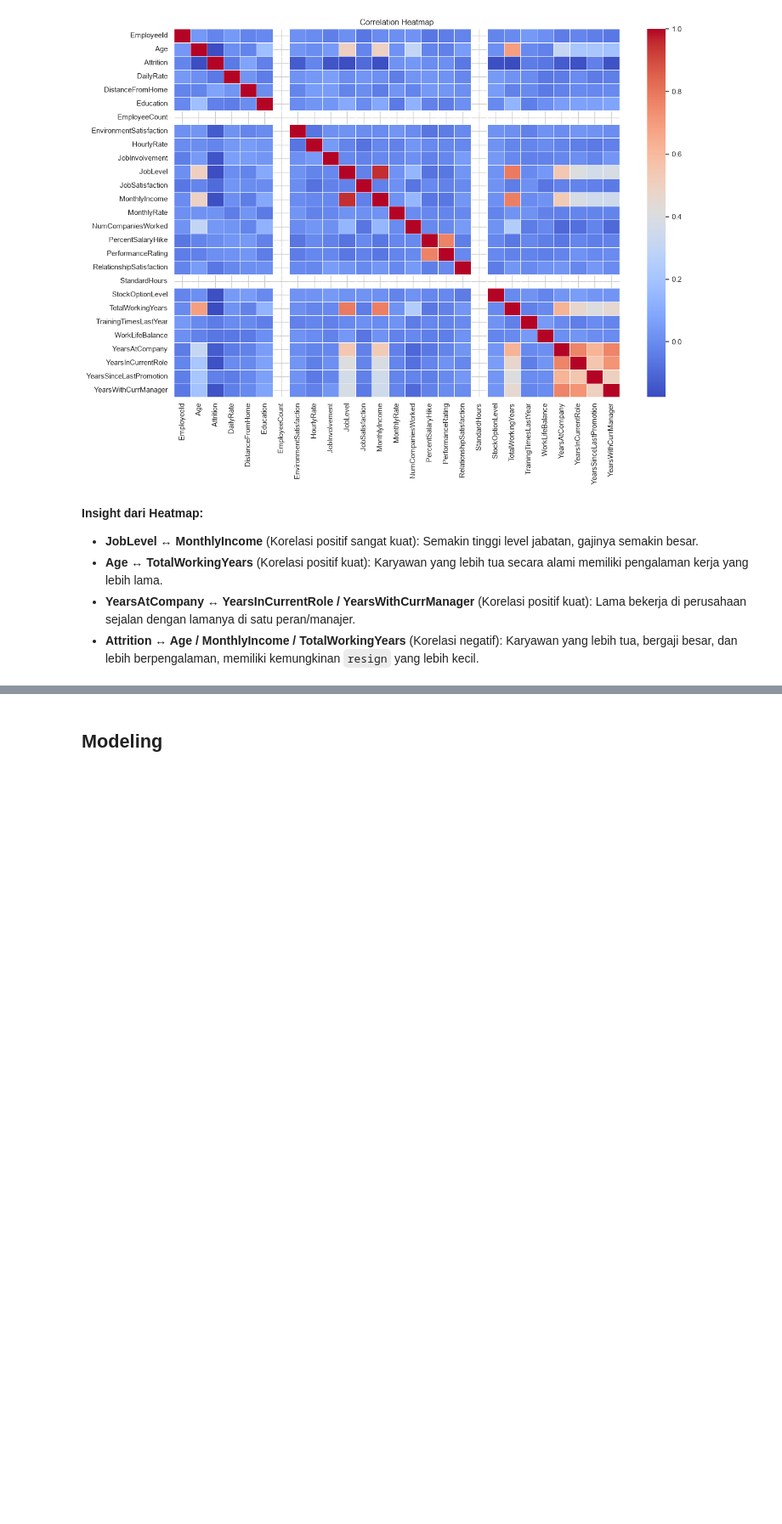
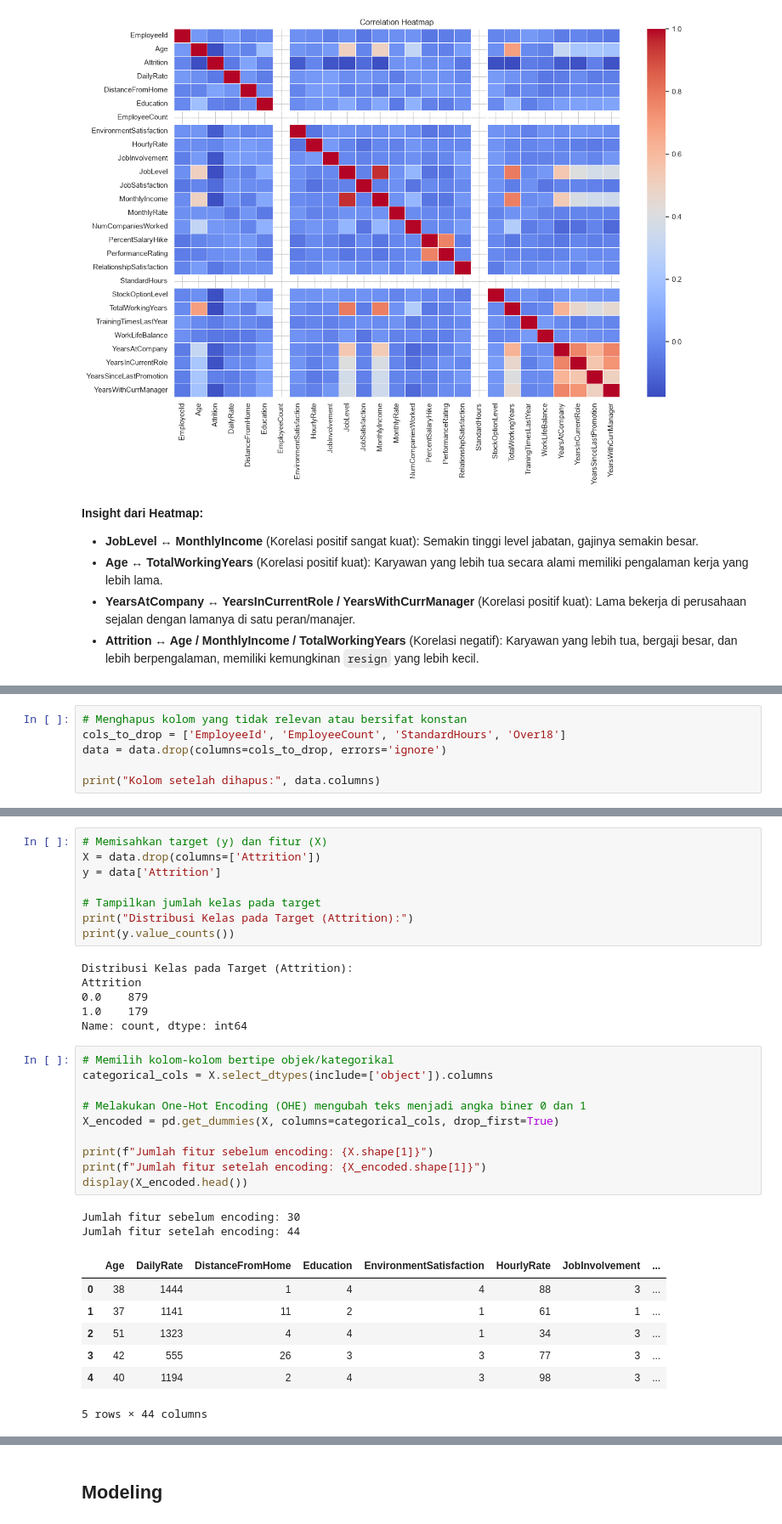
Before and after one commit to dzikri007/Summer-Project-Data-Science, a Jupyter notebook: Submission Pertama Menyelesaikan Permasalahan Human Resources/notebook.ipynb, the cells around one changed output, grey strips where cells are left out. Shown at 85% size. Saved outputs shown, nothing was run; the diff lists cells and outputs as text; blank space fills up the shorter version.

Commit message:
feat: initialize HR project notebook and data preprocessing test script

```diff
--- a/Submission Pertama Menyelesaikan Permasalahan Human Resources/notebook.ipynb
+++ b/Submission Pertama Menyelesaikan Permasalahan Human Resources/notebook.ipynb
@@ -245,0 +232,6 @@ plt.show()
+# %%
+# Menghapus kolom yang tidak relevan atau bersifat konstan
+cols_to_drop = ['EmployeeId', 'EmployeeCount', 'StandardHours', 'Over18']
+data = data.drop(columns=cols_to_drop, errors='ignore')
+
+print("Kolom setelah dihapus:", data.columns)
@@ -245,0 +249,34 @@ plt.show()
+# %%
+# Memisahkan target (y) dan fitur (X)
+X = data.drop(columns=['Attrition'])
+y = data['Attrition']
+
+# Tampilkan jumlah kelas pada target
+print("Distribusi Kelas pada Target (Attrition):")
+print(y.value_counts())
+# %% [output]
+Distribusi Kelas pada Target (Attrition):
+Attrition
+0.0    879
+1.0    179
+Name: count, dtype: int64
+# %%
+# Memilih kolom-kolom bertipe objek/kategorikal
+categorical_cols = X.select_dtypes(include=['object']).columns
+
+# Melakukan One-Hot Encoding (OHE) mengubah teks menjadi angka biner 0 dan 1
+X_encoded = pd.get_dummies(X, columns=categorical_cols, drop_first=True)
+
+print(f"Jumlah fitur sebelum encoding: {X.shape[1]}")
+print(f"Jumlah fitur setelah encoding: {X_encoded.shape[1]}")
+display(X_encoded.head())
+# %% [output]
+Jumlah fitur sebelum encoding: 30
+Jumlah fitur setelah encoding: 44
+|  | Age | DailyRate | DistanceFromHome | Education | EnvironmentSatisfaction | HourlyRate | JobInvolvement | ... |
+| 0 | 38 | 1444 | 1 | 4 | 4 | 88 | 3 | ... |
+| 1 | 37 | 1141 | 11 | 2 | 1 | 61 | 1 | ... |
+| 2 | 51 | 1323 | 4 | 4 | 1 | 34 | 3 | ... |
+| 3 | 42 | 555 | 26 | 3 | 3 | 77 | 3 | ... |
+| 4 | 40 | 1194 | 2 | 4 | 3 | 98 | 3 | ... |
+5 rows × 44 columns
```
Also changed, not shown: parts of 6 cells of this notebook, 1 other file.
